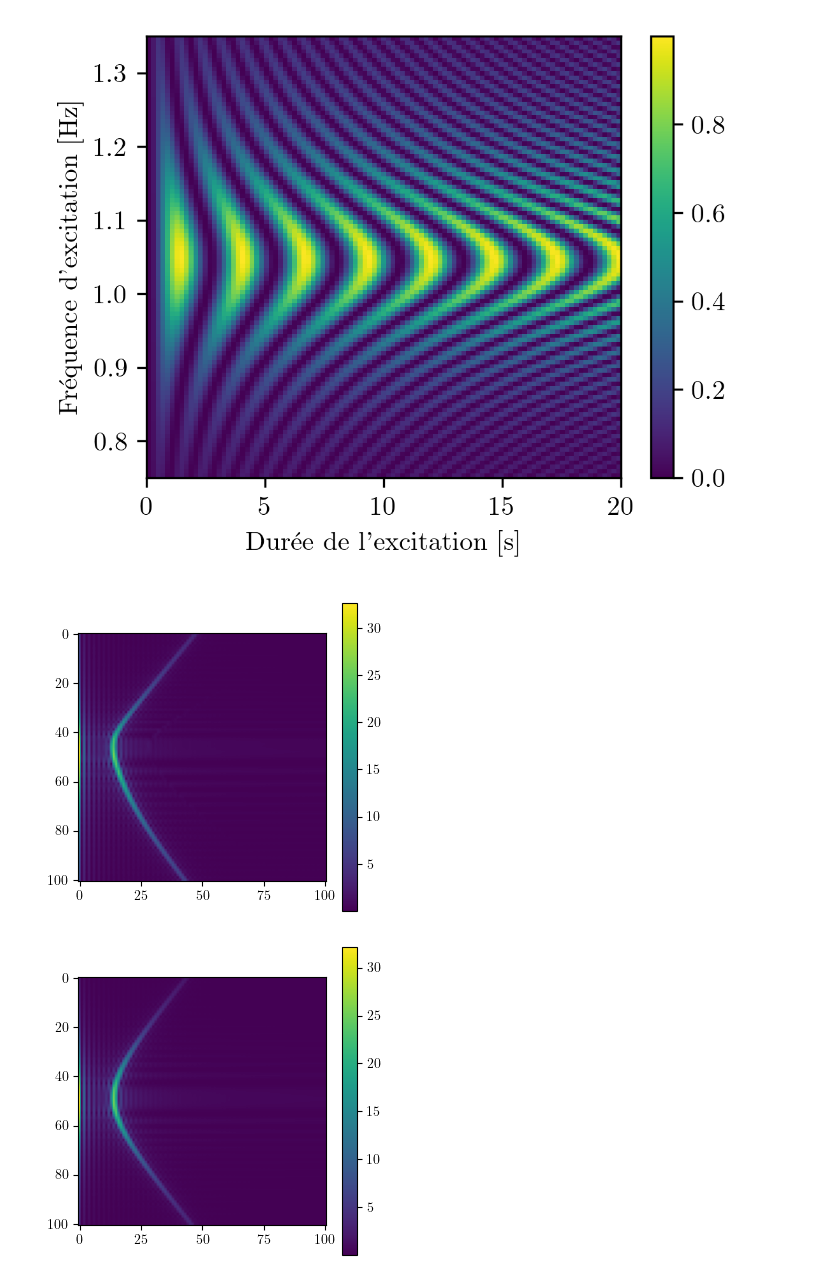
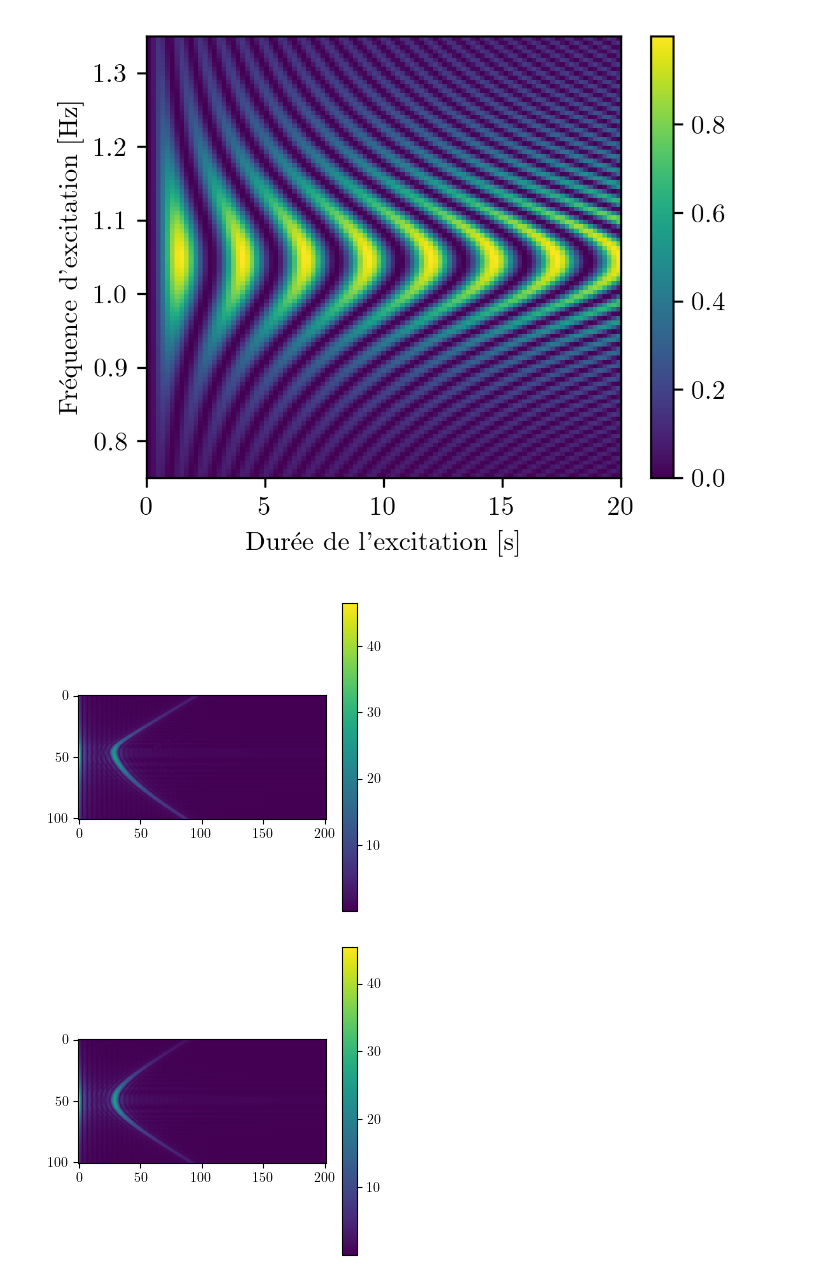
Before and after one commit to ekspone/GyroSpin, a Jupyter notebook: Article/Julia/Rabi_Test.ipynb, the cells around one changed output. Saved outputs shown, nothing was run; the diff lists cells and outputs as text; code cells hidden in the pictures.

```diff
--- a/Article/Julia/Rabi_Test.ipynb
+++ b/Article/Julia/Rabi_Test.ipynb
@@ -87,7 +87,7 @@ plt.show()
 signal = RabiXY_num
 
 
-n = int(len(signal) * 2)
+n = int(len(signal) * 4)
 
 
 fourier_num = np.fft.rfft(signal, n)
@@ -95,35 +95,35 @@ fourier_num = np.fft.rfft(signal, n)
 sample_rate = 10
 freq_Benji = np.fft.rfftfreq(n, d=1/sample_rate)
 
 fourier_num = np.delete(fourier_num, [0], axis=1)
 
 plt.figure(figsize=[4 ,4])
 plt.imshow(np.abs(fourier_num))
 plt.colorbar()
 plt.show()
 
 A_num = np.abs(fourier_num)
 
 signal = RabiXY_th
 
 
 
 fourier_th = np.fft.rfft(signal, n)
 
 sample_rate = 10
 freq_Benji = np.fft.rfftfreq(n, d=1/sample_rate)
 
 fourier_th = np.delete(fourier_th, [0], axis=1)
 
 plt.figure(figsize=[4 ,4])
 plt.imshow(np.abs(fourier_th))
 plt.colorbar()
 plt.show()
 
 A_th = np.abs(fourier_th)
 # %% [output]
-[figure, old version]
+[figure, new version]
-[figure, old version]
+[figure, new version]
 # %%
 plt.imshow(A_num - A_th)
 # %% [output]
```
Also changed, not shown: parts of 3 cells of this notebook, 2 other files.
